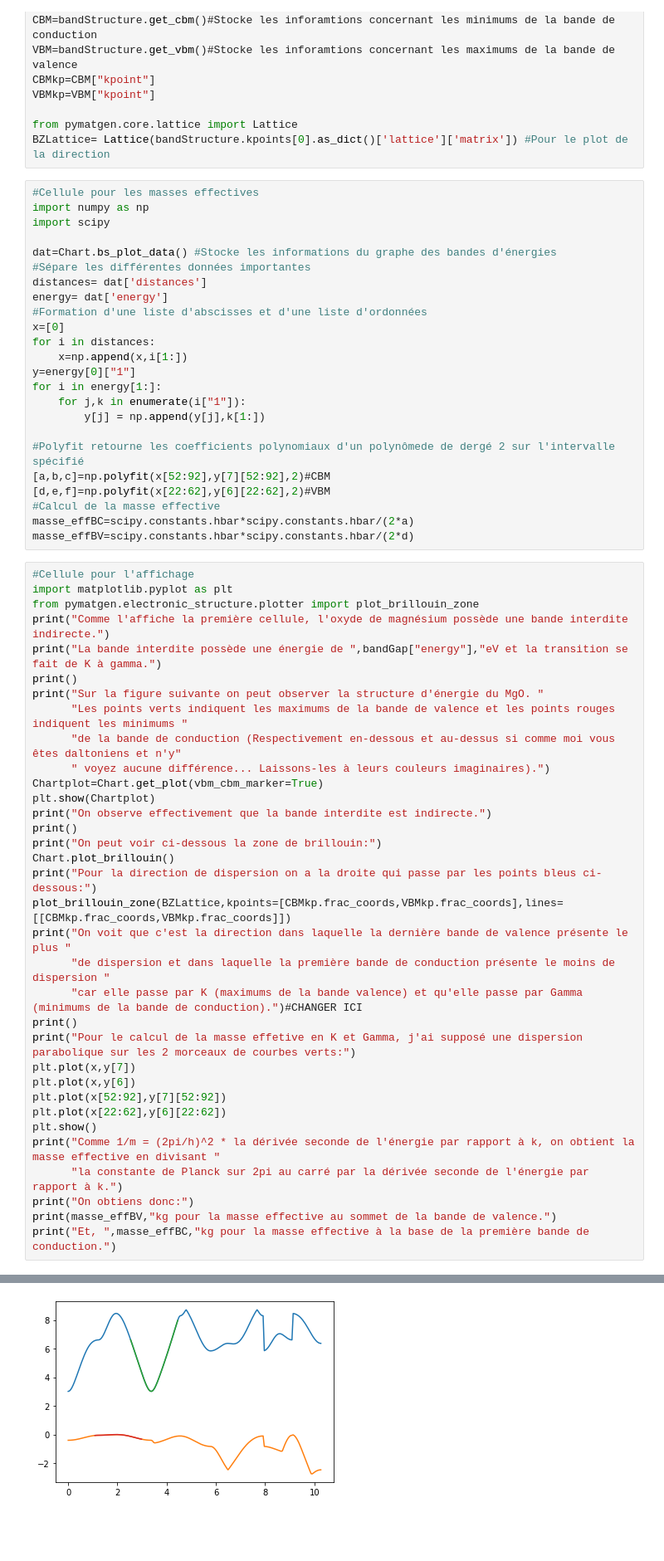
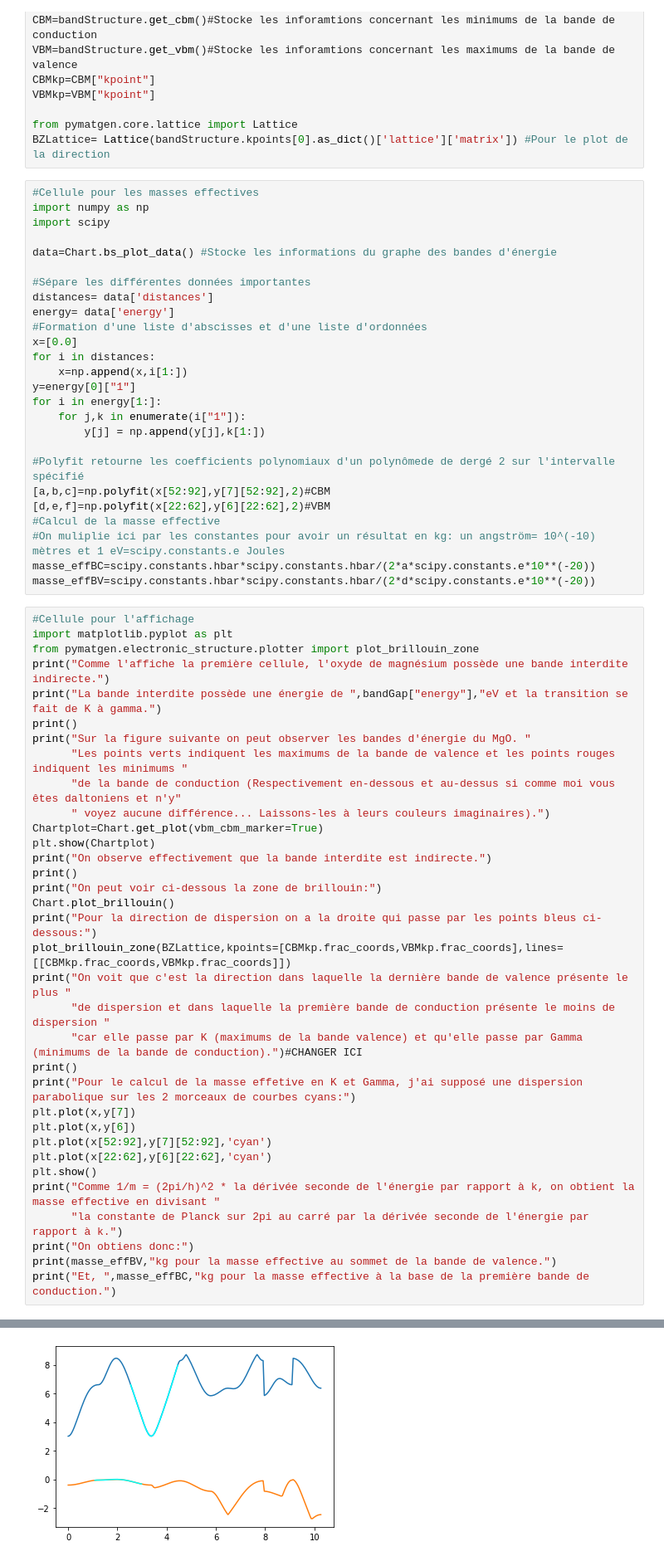
Before and after one commit to loffeta/lmapr1492, a Jupyter notebook: bands.ipynb, the cells around one changed output, grey strips where cells are left out. Shown: that part at 83% size. Drawn from its saved outputs; the diff is of its cells as text; blank space fills up the shorter version.

```diff
--- a/bands.ipynb
+++ b/bands.ipynb
@@ -31,12 +31,13 @@ BZLattice= Lattice(bandStructure.kpoints[0].as_dict()['lattice']['matrix']) #Pou
 import numpy as np
 import scipy
 
-dat=Chart.bs_plot_data() #Stocke les informations du graphe des bandes d'énergies
+data=Chart.bs_plot_data() #Stocke les informations du graphe des bandes d'énergie
+
 #Sépare les différentes données importantes
-distances= dat['distances']
-energy= dat['energy']
+distances= data['distances']
+energy= data['energy']
 #Formation d'une liste d'abscisses et d'une liste d'ordonnées
-x=[0]
+x=[0.0]
 for i in distances:
     x=np.append(x,i[1:])
 y=energy[0]["1"]
@@ -48,8 +49,9 @@ for i in energy[1:]:
 [a,b,c]=np.polyfit(x[52:92],y[7][52:92],2)#CBM
 [d,e,f]=np.polyfit(x[22:62],y[6][22:62],2)#VBM
 #Calcul de la masse effective
-masse_effBC=scipy.constants.hbar*scipy.constants.hbar/(2*a)
-masse_effBV=scipy.constants.hbar*scipy.constants.hbar/(2*d)
+#On muliplie ici par les constantes pour avoir un résultat en kg: un angström= 10^(-10) mètres et 1 eV=scipy.constants.e Joules
+masse_effBC=scipy.constants.hbar*scipy.constants.hbar/(2*a*scipy.constants.e*10**(-20))
+masse_effBV=scipy.constants.hbar*scipy.constants.hbar/(2*d*scipy.constants.e*10**(-20))
 # %%
 #Cellule pour l'affichage
 import matplotlib.pyplot as plt
@@ -57,7 +59,7 @@ from pymatgen.electronic_structure.plotter import plot_brillouin_zone
 print("Comme l'affiche la première cellule, l'oxyde de magnésium possède une bande interdite indirecte.")
 print("La bande interdite possède une énergie de ",bandGap["energy"],"eV et la transition se fait de K à gamma.")
 print()
-print("Sur la figure suivante on peut observer la structure d'énergie du MgO. "
+print("Sur la figure suivante on peut observer les bandes d'énergie du MgO. "
       "Les points verts indiquent les maximums de la bande de valence et les points rouges indiquent les minimums "
       "de la bande de conduction (Respectivement en-dessous et au-dessus si comme moi vous êtes daltoniens et n'y"
       " voyez aucune différence... Laissons-les à leurs couleurs imaginaires).")
@@ -73,11 +75,11 @@ print("On voit que c'est la direction dans laquelle la dernière bande de valenc
       "de dispersion et dans laquelle la première bande de conduction présente le moins de dispersion "
       "car elle passe par K (maximums de la bande valence) et qu'elle passe par Gamma (minimums de la bande de conduction).")#CHANGER ICI
 print()
-print("Pour le calcul de la masse effetive en K et Gamma, j'ai supposé une dispersion parabolique sur les 2 morceaux de courbes verts:")
+print("Pour le calcul de la masse effetive en K et Gamma, j'ai supposé une dispersion parabolique sur les 2 morceaux de courbes cyans:")
 plt.plot(x,y[7])
 plt.plot(x,y[6])
-plt.plot(x[52:92],y[7][52:92])
-plt.plot(x[22:62],y[6][22:62])
+plt.plot(x[52:92],y[7][52:92],'cyan')
+plt.plot(x[22:62],y[6][22:62],'cyan')
 plt.show()
 print("Comme 1/m = (2pi/h)^2 * la dérivée seconde de l'énergie par rapport à k, on obtient la masse effective en divisant "
       "la constante de Planck sur 2pi au carré par la dérivée seconde de l'énergie par rapport à k.")
@@ -102,3 +104,3 @@ Pour le calcul de la masse effetive en K et Gamma, j'ai supposé une dispersion
-[figure, old version]
+[figure, new version]
 Comme 1/m = (2pi/h)^2 * la dérivée seconde de l'énergie par rapport à k, on obtient la masse effective en divisant la constante de Planck sur 2pi au carré par la dérivée seconde de l'énergie par rappo ...
 On obtiens donc:
```
Also changed, not shown: parts of 2 cells of this notebook.
